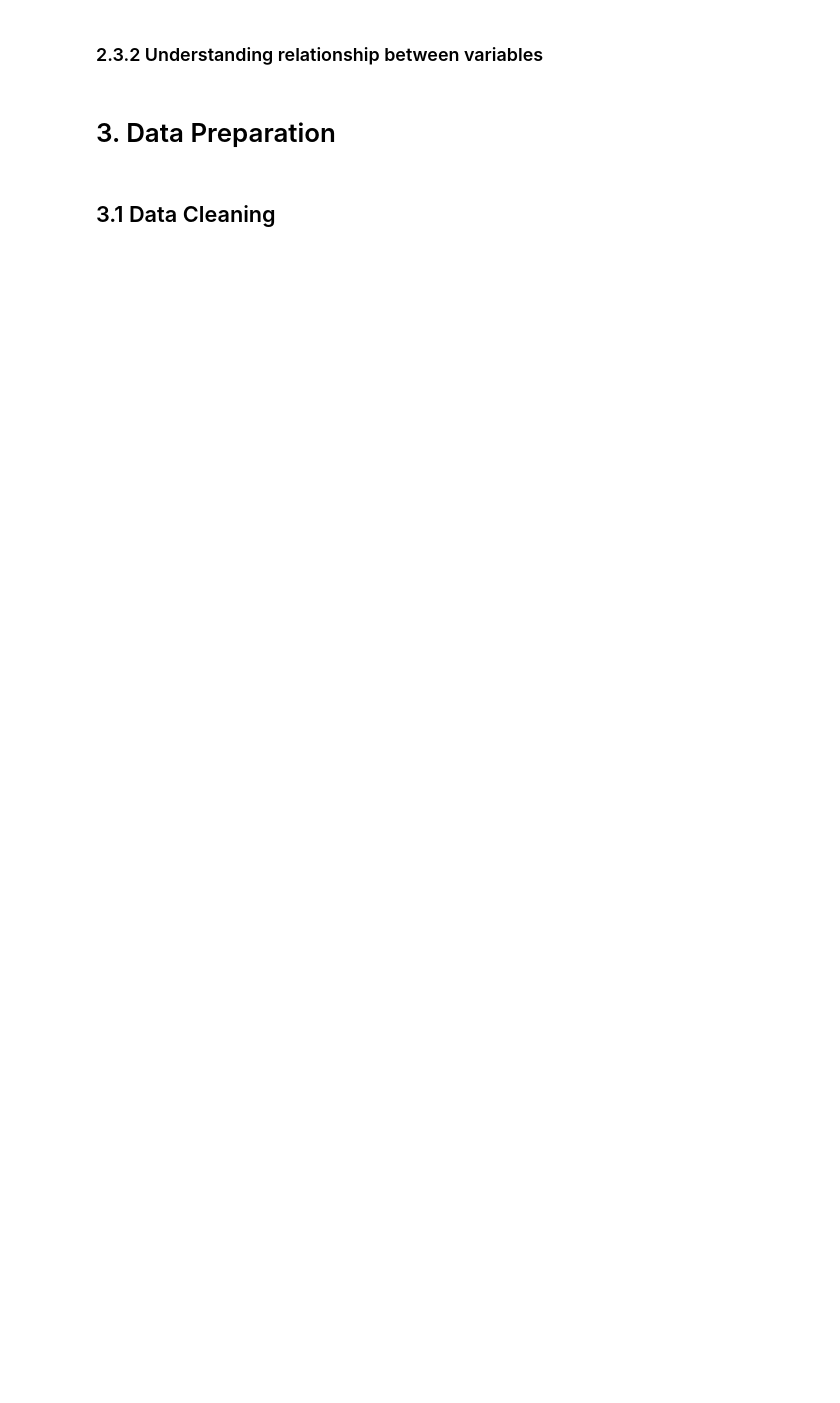
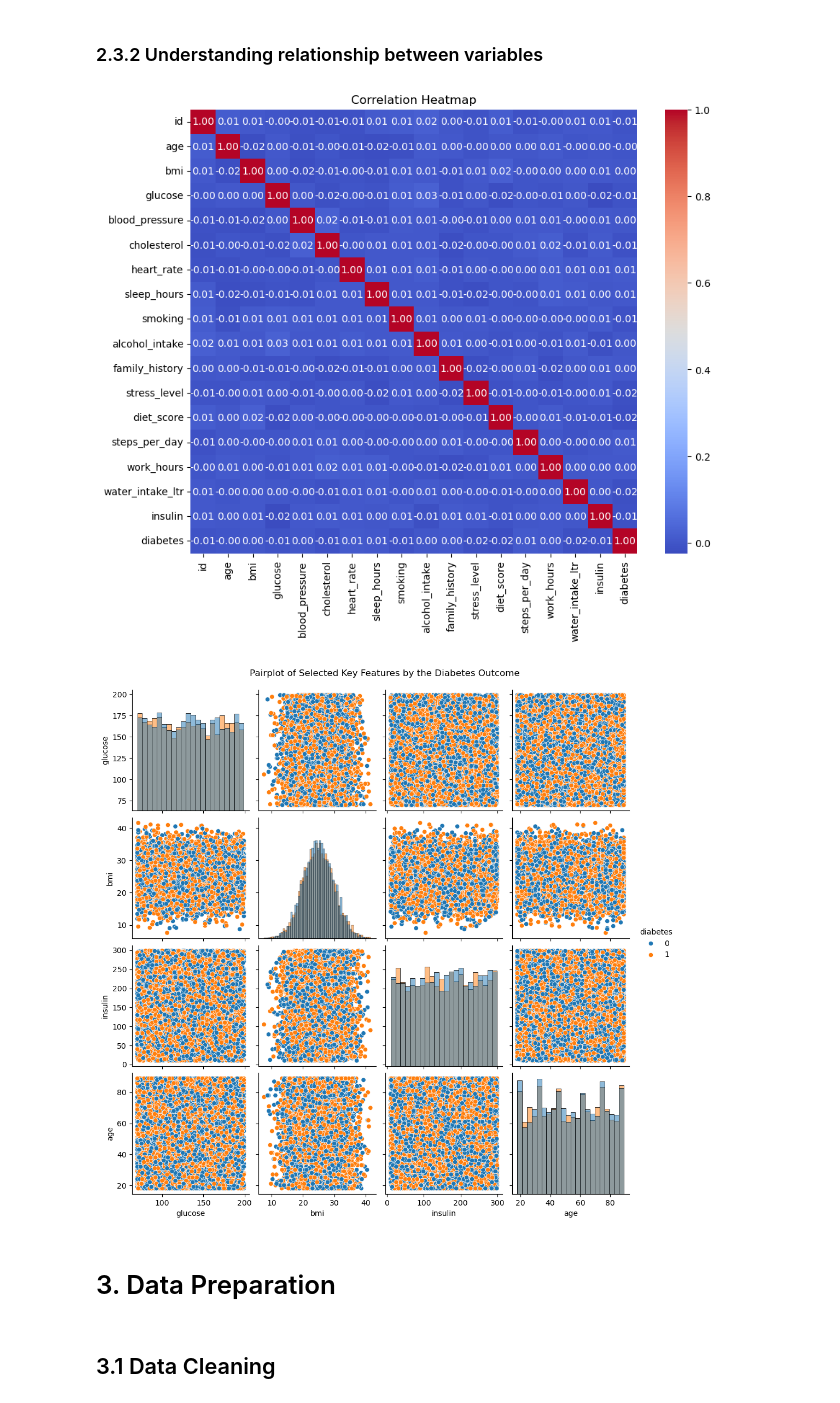
Before and after one commit to jerri210/mldp-project, a Jupyter notebook: MLDP Program Codes Submission Template.ipynb, the cells around one changed output. Drawn from its saved outputs; the diff is of its cells as text; code cells hidden in the pictures; blank space fills up the shorter version.

```diff
--- a/MLDP Program Codes Submission Template.ipynb
+++ b/MLDP Program Codes Submission Template.ipynb
@@ -60,6 +173,27 @@ Goal: ?
 ### 2.3.2 Understanding relationship between variables
 # %%
 ## Understanding relationship between variables
+
+# select only the numeric columns
+df_numeric = df.select_dtypes(include=['int64', 'float64'])
+
+plt.figure(figsize=(10, 8))
+sns.heatmap(df_numeric.corr(), annot=True, fmt=".2f", cmap='coolwarm')
+plt.title("Correlation Heatmap")
+
+
+#pair plot for the key features vs the diabetes outcome
+selected_features = ['glucose', 'bmi', 'insulin', 'age', 'diabetes']
+
+sns.pairplot(df[selected_features], hue='diabetes', diag_kind='hist')
+
+plt.suptitle("Pairplot of Selected Key Features by the Diabetes Outcome", y=1.02)
+
+
+plt.show()
+# %% [output]
+[figure, added]
+[figure, added]
 # %% [markdown]
 # 3. Data Preparation
 # %% [markdown]
```
Also changed, not shown: parts of 16 cells of this notebook.
